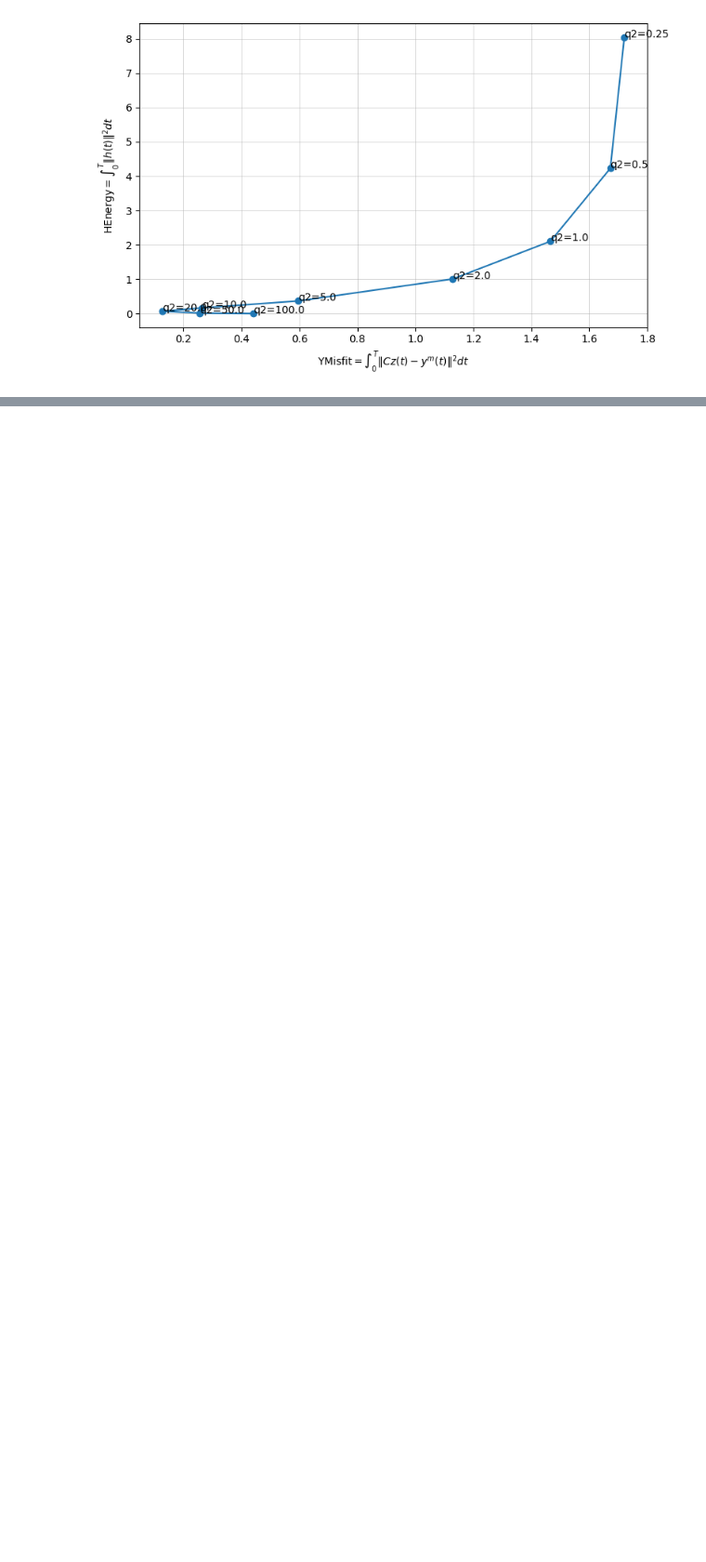
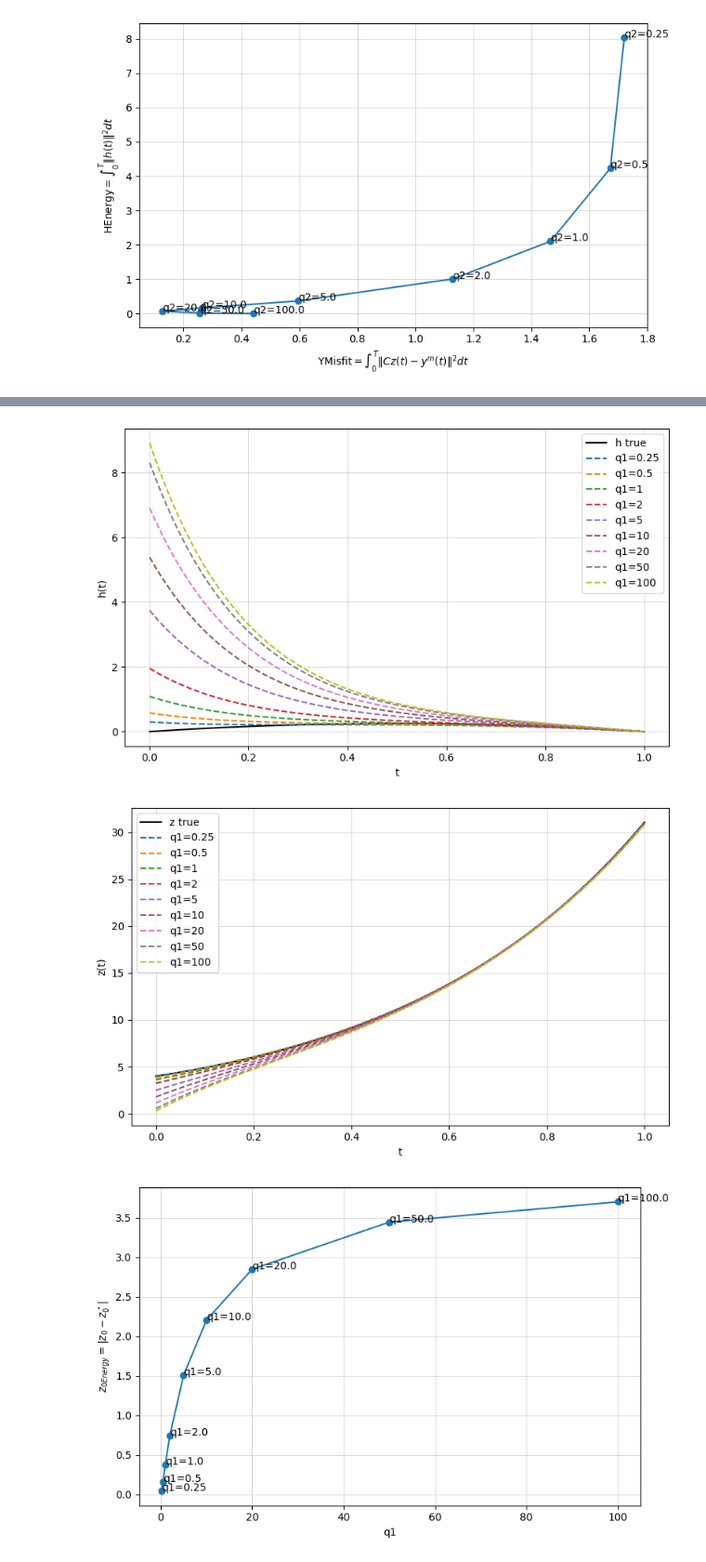
Before and after one commit to HKassogue/irrigation-estimation, a Jupyter notebook: simulation_n1.ipynb, the cells around one changed output, grey strips where cells are left out. Shown at 93% size. Cells and saved outputs as stored; diff of their text form; code cells hidden in the pictures; blank space fills up the shorter version.

Commit message:
Make of q1 sensibiliy and both q1 and q2 sensibility

```diff
--- a/simulation_n1.ipynb
+++ b/simulation_n1.ipynb
@@ -408,0 +171,10 @@ metrics
+# %%
+# Sensibility of q1: sweep q1, compute solutions & metrics
+q1_list = [0.25, 0.5, 1, 2, 5, 10, 20, 50, 100]
+q2 = 10
+
+curves_z, curves_h, metrics = q1_sensibility(A, G2, C, z0, h, T, N, q1_list, q2, save=False, outdir = "figs")
+# %% [output]
+[figure, added]
+[figure, added]
+[figure, added]
```
Also changed, not shown: parts of 15 cells of this notebook, 28 other files.
